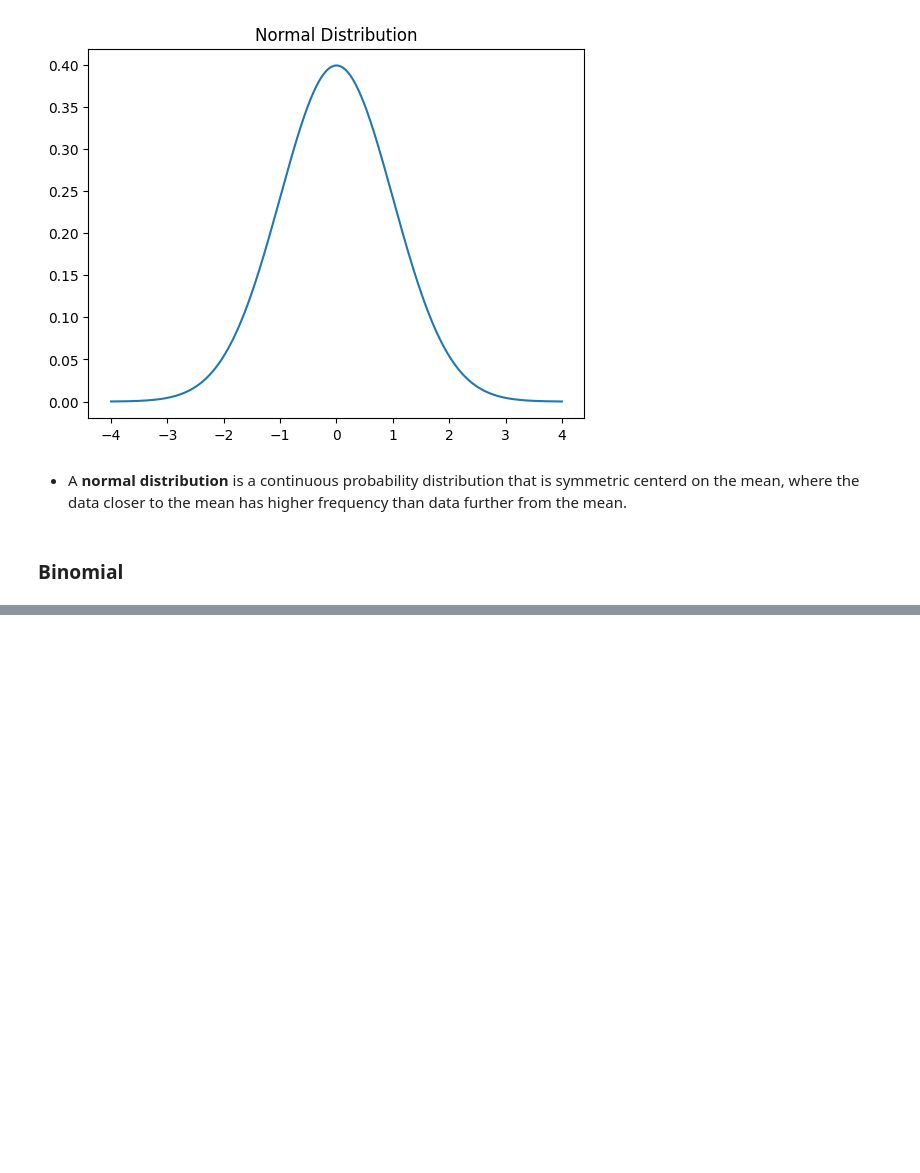
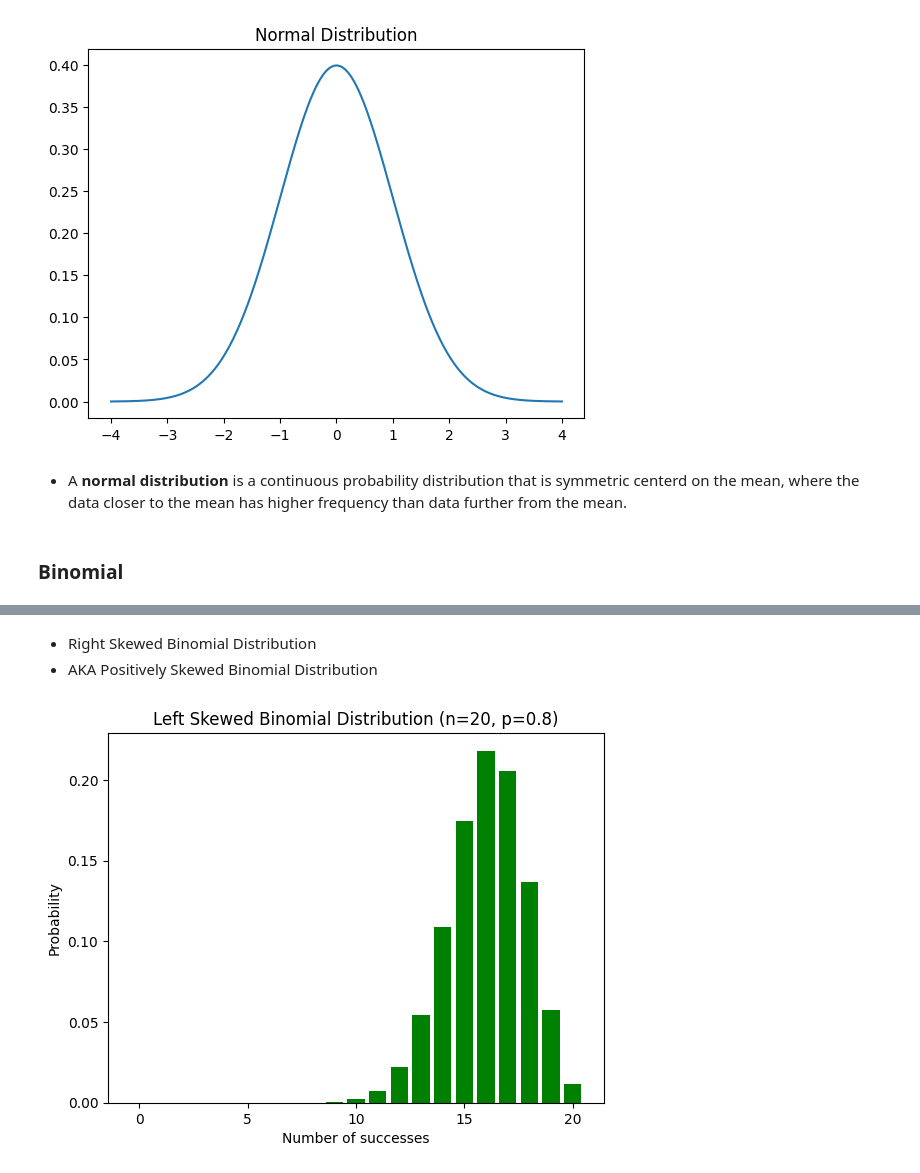
Before and after one commit to zanemilo/pre-ms-bioinfo, a Jupyter notebook: examples/stats/Distributions_Examples.ipynb, the cells around one changed output, grey strips where cells are left out. Cells and saved outputs as stored; diff of their text form; code cells hidden in the pictures; blank space fills up the shorter version.

```diff
--- a/examples/stats/Distributions_Examples.ipynb
+++ b/examples/stats/Distributions_Examples.ipynb
@@ -96,0 +117,24 @@ Figure out how to better display a left and right skewed binomial distribution a
+# %% [markdown]
+- Right Skewed Binomial Distribution
+- AKA Positively Skewed Binomial Distribution
+# %%
+from scipy.stats import binom
+
+n = 20 # number of trials
+p = 0.8 #prob of success
+
+# Possible outcomes
+x = np.arange(0, n+1)
+
+#Binomial PMF -> Probability Mass Function
+pmf = binom.pmf(x, n, p)
+
+plt.bar(x, pmf, color='green')
+plt.title(f"Left Skewed Binomial Distribution (n={n}, p={p})")
+plt.xlabel("Number of successes")
+plt.ylabel("Probability")
+
+
+plt.show()
+# %% [output]
+[figure, added]
```
Also changed, not shown: parts of 12 cells of this notebook.
